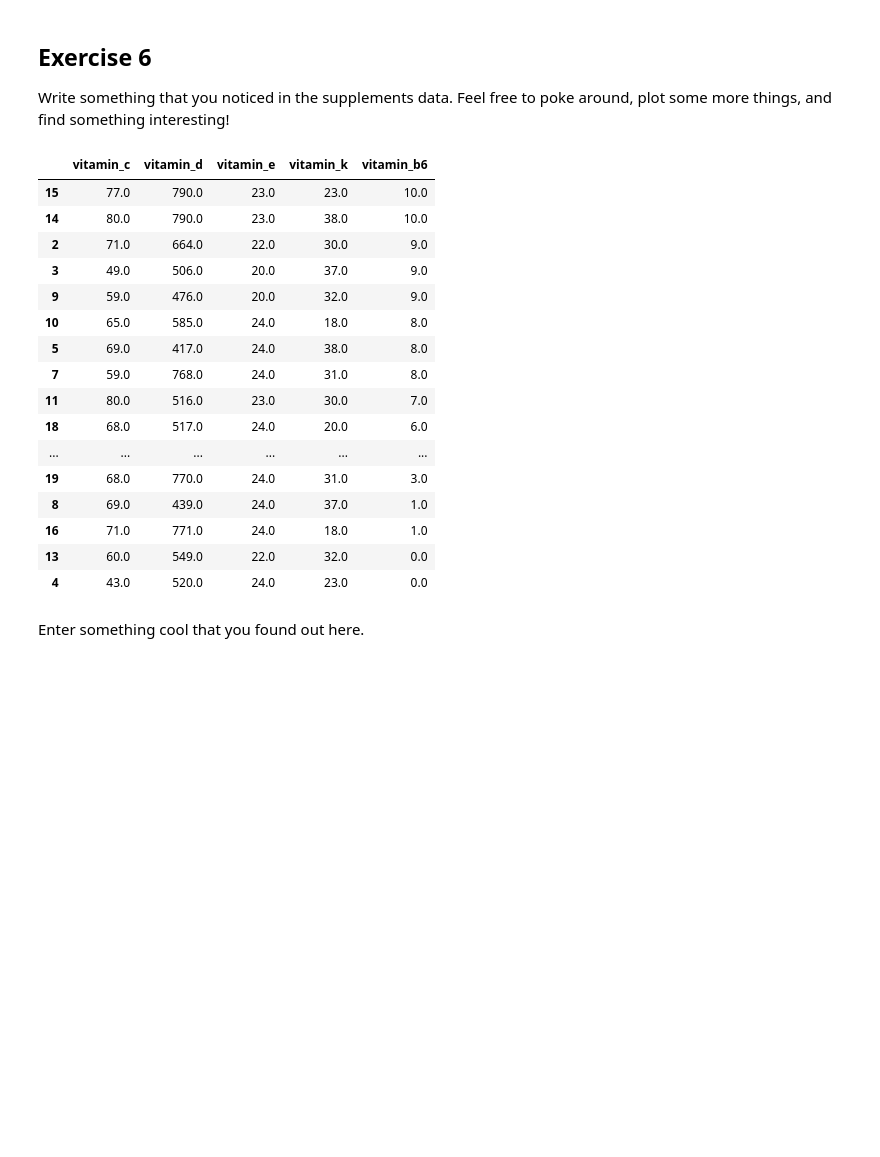
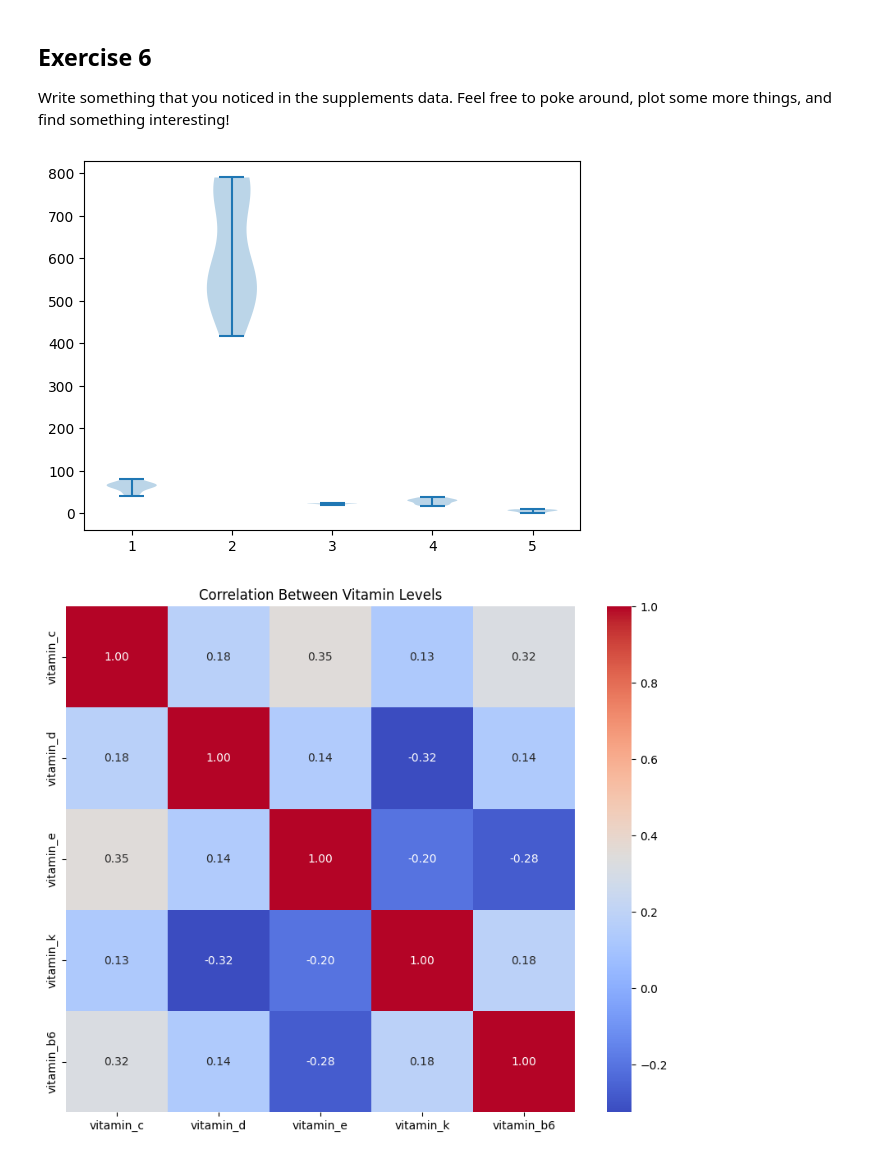
Before and after one commit to corbe19/CS180, a Jupyter notebook: 03_pandas.ipynb, the cells around one changed output. Drawn from its saved outputs; the diff is of its cells as text; code cells hidden in the pictures; blank space fills up the shorter version.

```diff
--- a/03_pandas.ipynb
+++ b/03_pandas.ipynb
@@ -285,26 +287,32 @@ plt.show()
 # %% [markdown]
 ## Exercise 6
 Write something that you noticed in the supplements data. Feel free to poke around, plot some more things, and find something interesting!
-# %%
-# Exploratory Data Analysis
-supps =
-# %% [output]
-|  | vitamin_c | vitamin_d | vitamin_e | vitamin_k | vitamin_b6 |
-| 15 | 77.0 | 790.0 | 23.0 | 23.0 | 10.0 |
-| 14 | 80.0 | 790.0 | 23.0 | 38.0 | 10.0 |
-| 2 | 71.0 | 664.0 | 22.0 | 30.0 | 9.0 |
-| 3 | 49.0 | 506.0 | 20.0 | 37.0 | 9.0 |
-| 9 | 59.0 | 476.0 | 20.0 | 32.0 | 9.0 |
-| 10 | 65.0 | 585.0 | 24.0 | 18.0 | 8.0 |
-| 5 | 69.0 | 417.0 | 24.0 | 38.0 | 8.0 |
-| 7 | 59.0 | 768.0 | 24.0 | 31.0 | 8.0 |
-| 11 | 80.0 | 516.0 | 23.0 | 30.0 | 7.0 |
-| 18 | 68.0 | 517.0 | 24.0 | 20.0 | 6.0 |
-| ... | ... | ... | ... | ... | ... |
-| 19 | 68.0 | 770.0 | 24.0 | 31.0 | 3.0 |
-| 8 | 69.0 | 439.0 | 24.0 | 37.0 | 1.0 |
-| 16 | 71.0 | 771.0 | 24.0 | 18.0 | 1.0 |
-| 13 | 60.0 | 549.0 | 22.0 | 32.0 | 0.0 |
-| 4 | 43.0 | 520.0 | 24.0 | 23.0 | 0.0 |
-# %% [markdown]
-Enter something cool that you found out here.
+# %%
+# Exploratory Data Analysis
+supps.shape
+
+plt.violinplot(supps)
+
+supps.mean()
+
+import seaborn as sns
+
+correlation_matrix = supps.corr()
+
+plt.figure(figsize=(10, 8))
+sns.heatmap(correlation_matrix, annot=True, cmap="coolwarm", fmt=".2f")
+plt.title("Correlation Between Vitamin Levels")
+plt.show()
+
+supps['b6_category'] = pd.cut(supps['vitamin_b6'], bins=5, labels=["Very Low", "Low", "Medium", "High", "Very High"])
+
+category_counts = supps['b6_category'].value_counts()
+
+category_counts.plot(kind='bar', color='teal')
+plt.title("Distribution of Vitamin B6 Levels")
+plt.xlabel("Vitamin B6 Category")
+plt.ylabel("Number of Supplements")
+plt.show()
+# %% [output]
+[figure, added]
+[figure, added]
```
Also changed, not shown: parts of 6 cells of this notebook.
